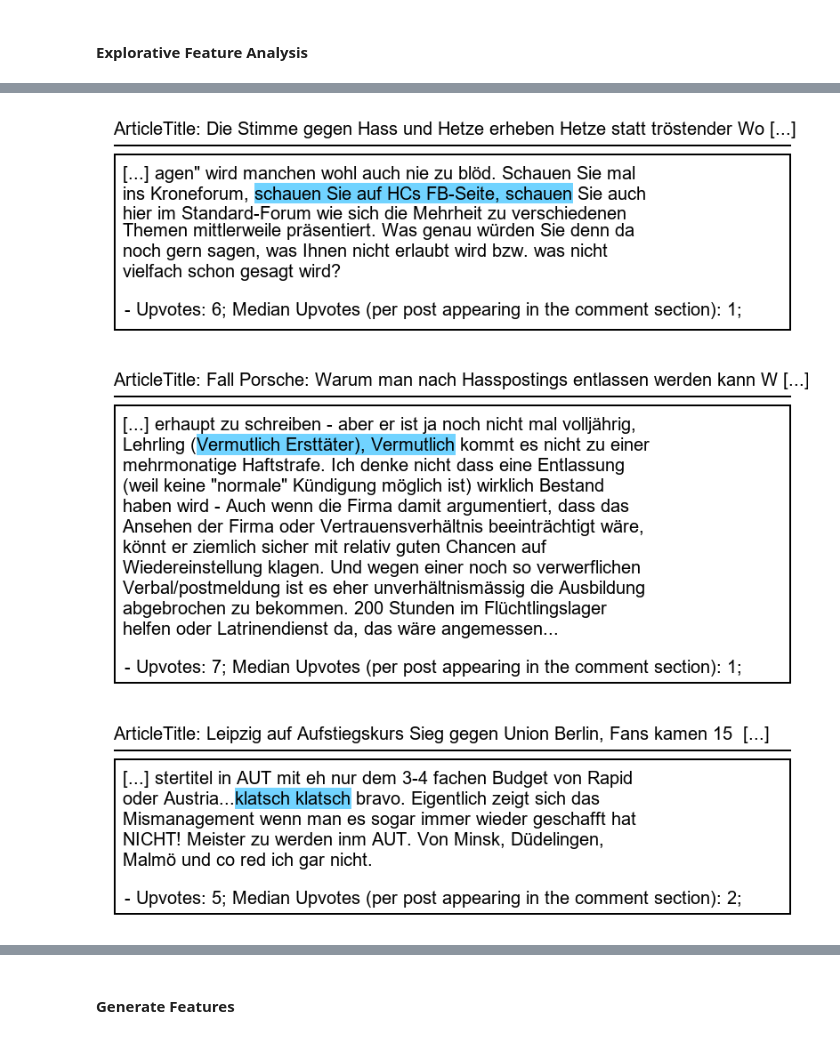
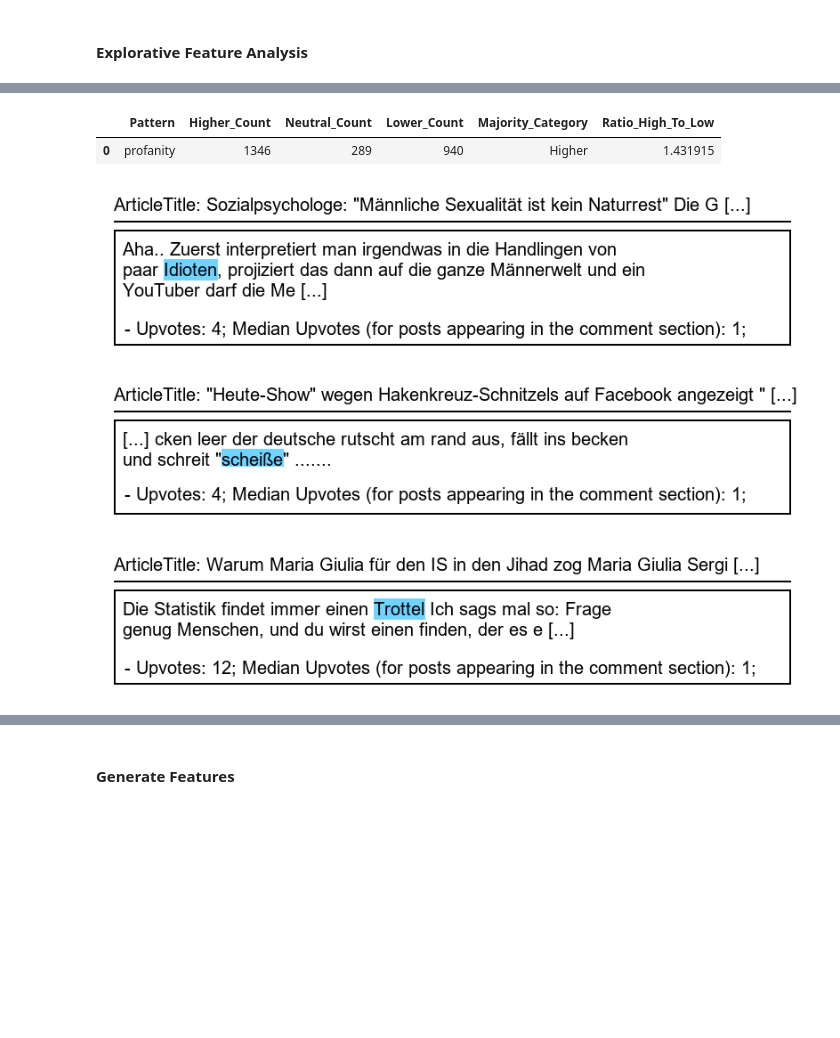
Before and after one commit to dario-x/user-post-popularity-prediction, a Jupyter notebook: Preprocessing_AND_FeatureGeneration.ipynb, the cells around one changed output, grey strips where cells are left out. Cells and saved outputs as stored; diff of their text form; code cells hidden in the pictures; blank space fills up the shorter version.

Commit message:
Improved prediction pipeline and feature testing

```diff
--- a/Preprocessing_AND_FeatureGeneration.ipynb
+++ b/Preprocessing_AND_FeatureGeneration.ipynb
@@ -1711,7 +1711,7 @@ valid_article = None
 for article_id in df_merged["ID_Article"].unique():
     article_df = df_merged[df_merged["ID_Article"] == article_id]
     if (article_df[article_df["PostEngagementTopFlop10"] == "engaging post"].shape[0] >= 3 and
-        article_df[article_df["PostEngagementTopFlop10"] != "engaging post"].shape[0] >= 3):
+        article_df[article_df["PostEngagementTopFlop10"] == "regular post"].shape[0] >= 3):
         valid_article = article_id
         break
 
@@ -1723,7 +1723,7 @@ article_df = df_merged[df_merged["ID_Article"] == valid_article]
 
 # Shuffle the data to get different examples each time (only after selecting the article)
 engaging_posts = article_df[article_df["PostEngagementTopFlop10"] == "engaging post"].sample(n=3)["FullText"].tolist()
-regular_posts = article_df[article_df["PostEngagementTopFlop10"] != "engaging post"].sample(n=3)["FullText"].tolist()
+regular_posts = article_df[article_df["PostEngagementTopFlop10"] == "regular post"].sample(n=3)["FullText"].tolist()
 
 # Get the article title
 article_title = article_df["ArticleTitle"].iloc[0]
@@ -2471,8 +2472,8 @@ def get_prediction_estimate(df, patterns):
 
         # Define conditions to categorize each row's Votes level
         filtered_df.loc[:, 'Votes_Category'] = filtered_df.apply(
-            lambda row: 'Higher' if row['UpVotes'] > 1.2 * row['article_vote_median_tc']
-            else ('Lower' if row['UpVotes'] < 0.8 * row['article_vote_median_tc']
+            lambda row: 'Higher' if row['UpVotes'] > row['article_vote_median_tc']
+            else ('Lower' if row['UpVotes'] < row['article_vote_median_tc']
             else 'Neutral'),
             axis=1
         )
@@ -2519,7 +2520,15 @@ def get_prediction_estimate(df, patterns):
                                               0)
     )
 
-    result_df.sort_values(["Majority_Category", "Ratio_High_To_Low"], inplace=True)
+    # Create a sorting key to differentiate ascending for "Lower" and descending for "Higher"
+    result_df['Sorting_Key'] = result_df.apply(
+        lambda row: row['Ratio_High_To_Low'] if row['Majority_Category'] == 'Lower' else -row['Ratio_High_To_Low'],
+        axis=1
+    )
+    # Sort by Majority_Category and then by the Sorting_Key
+    result_df.sort_values(["Majority_Category", "Sorting_Key"], ascending=[True, True], inplace=True)
+    # Drop the temporary Sorting_Key column
+    result_df.drop(columns=['Sorting_Key'], inplace=True)
 
     return result_df
 
@@ -2587,7 +2596,8 @@ def wrap_text(text, max_width, font, max_length=250, highlighted_pattern=None):
 
 
 
-def create_highlighted_image(article_title, text, highlighted_pattern, upvotes, downvotes, median_upvotes, max_width=700):
+def create_highlighted_image(article_title, text, highlighted_pattern,
+                             upvotes, downvotes, median_upvotes, pattern_name, max_width=700):
     """
     Create an image with wrapped text, highlighted pattern, and metadata.
     """
@@ -2605,7 +2615,7 @@ def create_highlighted_image(article_title, text, highlighted_pattern, upvotes,
     title_height = font.getsize(article_title)[1] + 10  # Title height with some margin
     wrapped_text = wrap_text(text, max_width - 100, font, max_length=150, highlighted_pattern=highlighted_pattern)
     text_lines = wrapped_text.split("\n")
-    text_height = len(text_lines) * font.getsize(text_lines[0])[1]
+    text_height = len(text_lines) * font.getsize(text_lines[0])[1] +30
     metadata_height = font.getsize("Sample text")[1] + 10  # Space for metadata
     total_height = title_height + text_height + metadata_height + 60  # Total dynamic height with margins
 
@@ -2642,7 +2652,7 @@ def create_highlighted_image(article_title, text, highlighted_pattern, upvotes,
 
     # Add metadata below the text box
     current_y += 20
-    metadata = f"  - Upvotes: {upvotes}; Median Upvotes (per post appearing in the comment section): {int(median_upvotes)}; "
+    metadata = f"  - Upvotes: {upvotes}; Median Upvotes (for posts appearing in the comment section): {int(median_upvotes)}; "
     draw.text((20, current_y), metadata, font=font, fill='black')
 
     # Display image
@@ -2652,7 +2662,7 @@ def create_highlighted_image(article_title, text, highlighted_pattern, upvotes,
     display.display(display.Image(data=buf.read()))
 
     # Save the image to a file
-    img.save('highlighted_text_image.png')
+    img.save('highlighted_pattern_'+ pattern_name + '.png')
 # %%
 create_highlighted_image(
     article_title="Prisoner Detained IJEIFJIE",
@@ -2729,38 +2712,61 @@ result_df[['Pattern', 'Higher_Count', 'Neutral_Count', 'Lower_Count', 'Majority_
+# %%
+# ignore warning about regex groups - since we only check for their existence this is not important
+import warnings
+# Suppress specific UserWarning
+warnings.filterwarnings('ignore', message='This pattern has match groups.')
+
+patterns_to_investigate = {
+
+    #'Affection1': re.compile(r'\b(liebe)\b'),
+    'profanity': re.compile(r'\b((voll)*(idiot|depp|trottel|wappler)(e|n)*|scheiß(e|n)*|fick(t|e)*|wichs(e|r)*|mist|arsch(l(o|ö)che*r*)*|verpiss(t)*)\b', re.IGNORECASE),
+}
+
+
+
+# Run the function and get result
+result_df_new = get_prediction_estimate(df_merged, patterns_to_investigate)
+
+
+result_df_new[['Pattern', 'Higher_Count', 'Neutral_Count', 'Lower_Count', 'Majority_Category', 'Ratio_High_To_Low']].style
+# %% [output]
+|  | Pattern | Higher_Count | Neutral_Count | Lower_Count | Majority_Category | Ratio_High_To_Low |
+| 0 | profanity | 1346 | 289 | 940 | Higher | 1.431915 |
 # %%
 # Extract examples for a specific pattern (e.g., "exclamation") into a structured DataFrame
 def extract_examples(result_df, pattern_name=None):
     # Filter the result_df for the specified pattern and extract its examples
     if pattern_name != None:
         pattern_examples = result_df[result_df['Pattern'] == pattern_name]['Examples'].explode().dropna()
         example_df = pd.DataFrame(pattern_examples.tolist())  # Flatten into a structured DataFrame
     else:
         pattern_examples=result_df['Examples'].explode().dropna()
         example_df = pd.DataFrame(pattern_examples.tolist())  # Flatten into a structured DataFrame
         pattern_name = example_df["Pattern"][1]
 
     example_counter=0
     for _, row in example_df.iterrows():
 
         if example_counter<3:
             create_highlighted_image(
                 article_title=row["ArticleTitle"],
                 text=row["FullText"],
                 highlighted_pattern=patterns[pattern_name],
                 upvotes=row["UpVotes"],
                 downvotes=row["DownVotes"],
-                median_upvotes=row["article_vote_median"]
+                median_upvotes=row["article_vote_median"],
+                pattern_name=pattern_name
             )
             example_counter += 1
         else:
             pass
 
     return example_df
 
 # Get examples as a structured DataFrame
-exclamation_examples_df = extract_examples(result_df)
+exclamation_examples_df = extract_examples(result_df, pattern_name="Profanity")
 exclamation_examples_df.style
 # %% [output]
-[figure, old version]
+[figure, new version]
-[figure, old version]
+[figure, new version]
-[figure, old version]
+[figure, new version]
 |  | Pattern | FullText | UpVotes | DownVotes | ArticleTitle | article_vote_median |
```
Also changed, not shown: parts of 27 cells of this notebook, 26 other files.
